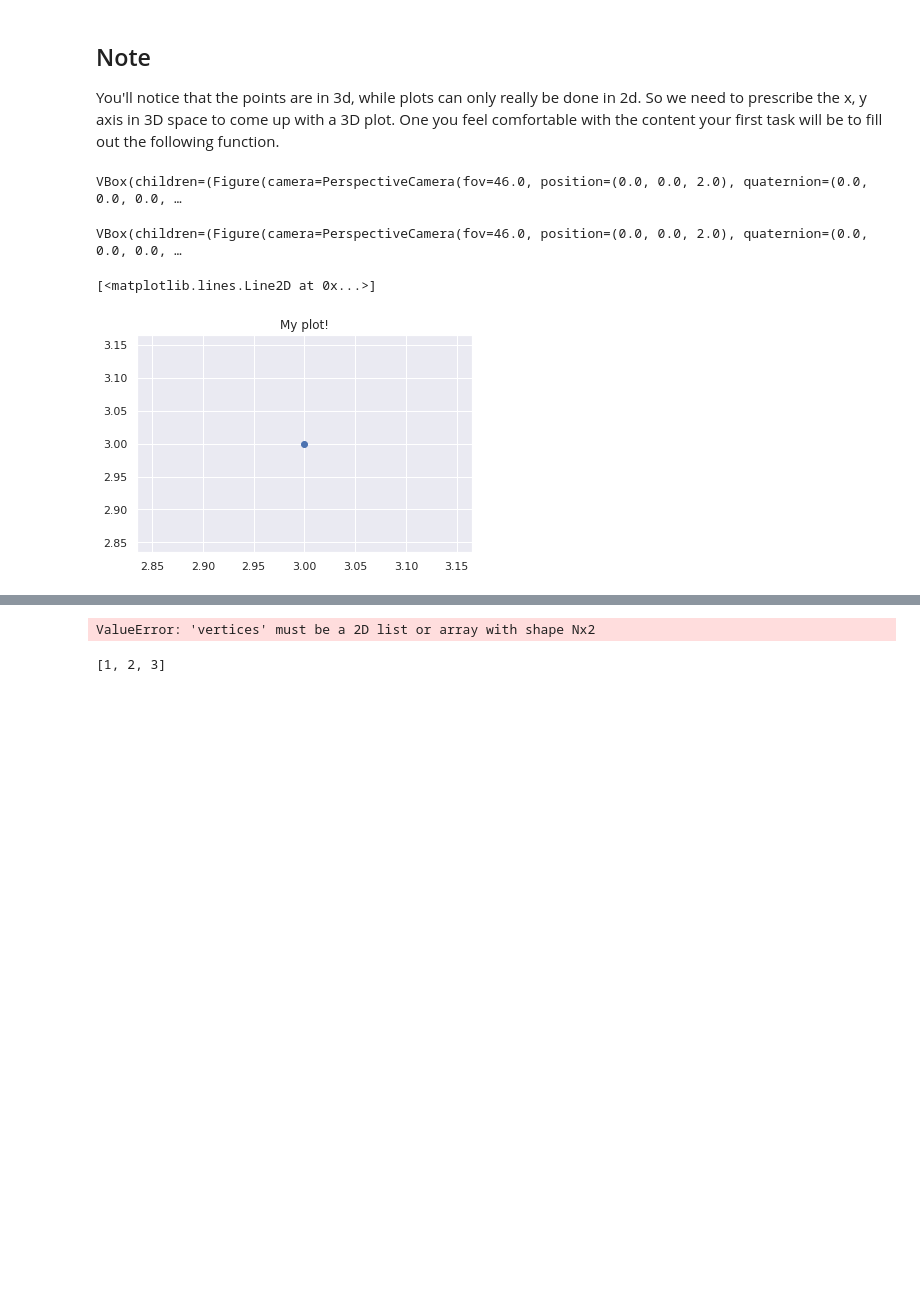
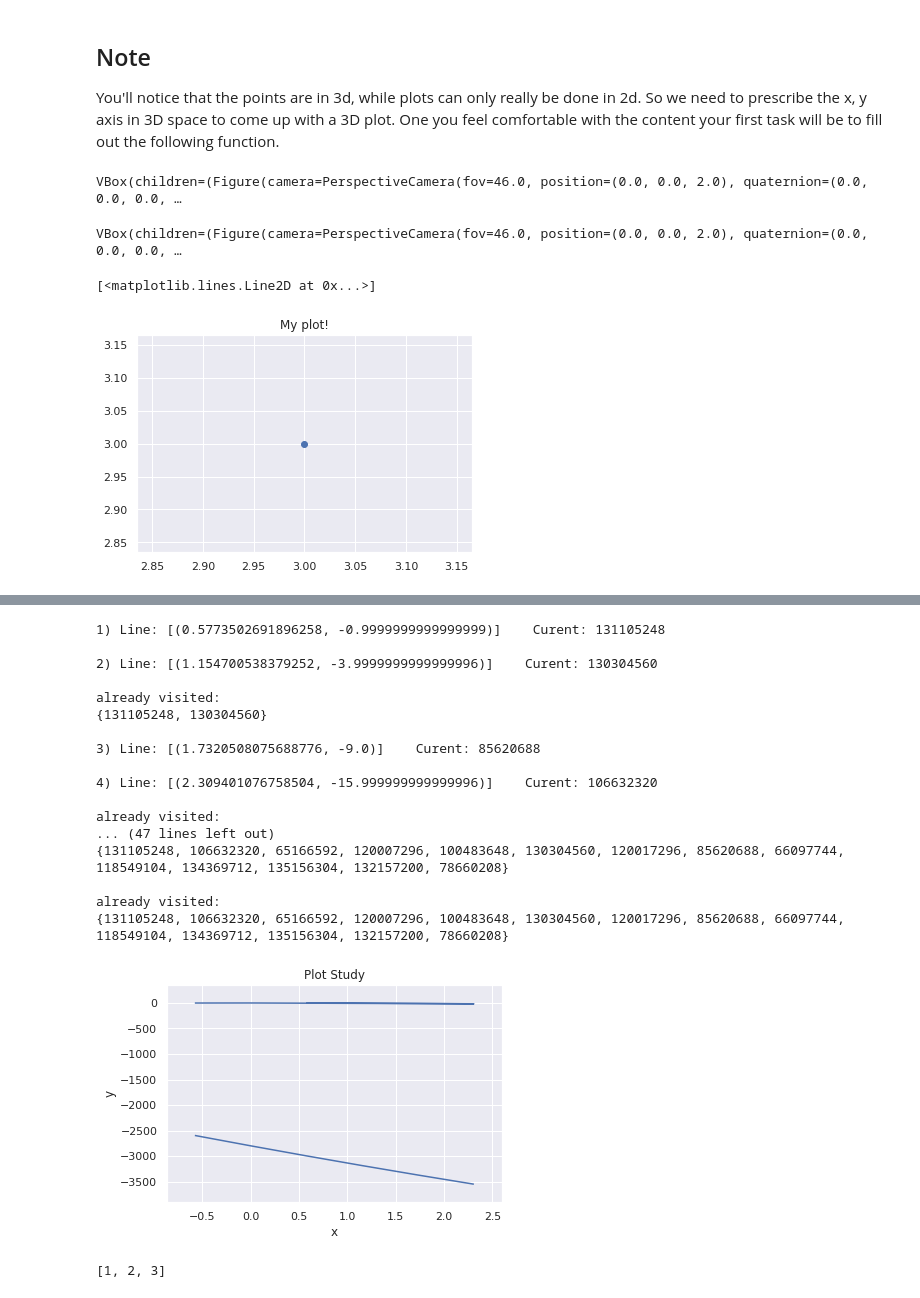
Before and after one commit to cemel-jhu/pd3_plot, a Jupyter notebook: 0_Intro.ipynb, the cells around one changed output, grey strips where cells are left out. Drawn from its saved outputs; the diff is of its cells as text; code cells hidden in the pictures; blank space fills up the shorter version.

```diff
--- a/0_Intro.ipynb
+++ b/0_Intro.ipynb
@@ -389,12 +408,11 @@ import pd3
 from pd3.proto.study_pb2 import IMMOBILE
 import matplotlib.pyplot as plt
 import numpy as np
-from matplotlib import collections  as mc
+from matplotlib import collections  as mcimport
+import matplotlib.cm as cm
 import pylab as pl
 
-# n = len(x_data) #number of nodes in graph
-#visited = [False] * n #size n boolean array conating true or false at the arrary[i] depending on if the node was viisited or not
-#g = {} # empty hashmap
+
 def plot_study(study, x_axis=(1, 0, 0), y_axis=(0, 1, 0), timestep = 0):
     """! \brief Plots the dislocation system at the given timestep.
 
@@ -442,65 +460,87 @@ def plot_study(study, x_axis=(1, 0, 0), y_axis=(0, 1, 0), timestep = 0):
         node_y = y_axis.dot(node_3d)
         node_vectors[node_id] = (node_x, node_y)
 
-    def dfs(current, line):
+
+
+    def dfs(current, line, numberNode):
+        numberNode = len(visited) + 1
         if current in visited:
+            print("already visited:")
+            print(visited)
+            print()
             return line
         visited.add(current)
         if current in not_visited:
             not_visited.remove(current)
-    #if you have to return bc you cant search any further, then do not add to line. else add to line
-        if current in visited:
-            return line
-        else:
-            line.append(node_vectors[current])
-
+        line.append(node_vectors[current])
+        print(str(numberNode) + ") Line: " + str(line) + "    Curent: " + str(current))
+        print()
         neighbors = g[current]
         for node in neighbors: #for next in neighbours:
-            line += dfs(node, [])
-#         print(line)
-#         print()
+#             print("loop!")
+#             print()
+            line += dfs(node, [], 0)
+
+#             break
+
         return line
+
 
     lines = []
     while len(not_visited) > 0:
         start_node = not_visited.pop()
-        lines.append(dfs(start_node, []))
+        lines.append(dfs(start_node, [], 0))
+#         print("loop!")
+#         print()
 
 #    #using line collection
     lc = mc.LineCollection(lines)
     fig, ax = pl.subplots()
     ax.add_collection(lc)
     ax.autoscale()
     ax.margins(0.1)
-
+#     ax.quiver(node_x, node_y, node_x, node_y)
     plt.title("Plot Study")
-# #     plt.    (leading.x, leading.y)
-# #     plt.(leading.x, leading.y)
     plt.xlabel("x")
     plt.ylabel("y")
-#     plt.plot(x_data, y_data, 'o')
 
-
-
+#     plt.plot(x_data, y_data,'o')
 
 x = normalize(1,0,0)
 y = normalize(0,1,0)
 
 study = pd3.Study()
 start = study.create_node((-2,3,-1), IMMOBILE)
 # TODO: This should make a pretty similar graph to the standard quadratic graph above.
-plot_study(example, (1,1,0), (1,-1,0)) # this gave me an upside down parabola
+plot_study(example, (1,1,0), (1,-1,0))
 
 
 #Start dfs at node zero
 
 # Extended goals
 
 # - Try and plot different colors based on BV
 # - Fix the DFS approach
 # - Try to get 3D working
 # %% [output]
-ValueError: 'vertices' must be a 2D list or array with shape Nx2
+1) Line: [(0.5773502691896258, -0.9999999999999999)]    Curent: 131105248
+
+2) Line: [(1.154700538379252, -3.9999999999999996)]    Curent: 130304560
+
+already visited:
+{131105248, 130304560}
+
+3) Line: [(1.7320508075688776, -9.0)]    Curent: 85620688
+
+4) Line: [(2.309401076758504, -15.999999999999996)]    Curent: 106632320
+
+already visited:
+... (47 lines left out)
+{131105248, 106632320, 65166592, 120007296, 100483648, 130304560, 120017296, 85620688, 66097744, 118549104, 134369712, 135156304, 132157200, 78660208}
+
+already visited:
+{131105248, 106632320, 65166592, 120007296, 100483648, 130304560, 120017296, 85620688, 66097744, 118549104, 134369712, 135156304, 132157200, 78660208}
+[figure, added]
 # %%
 s = set()
 sArray = []
```
Also changed, not shown: parts of 6 cells of this notebook.
